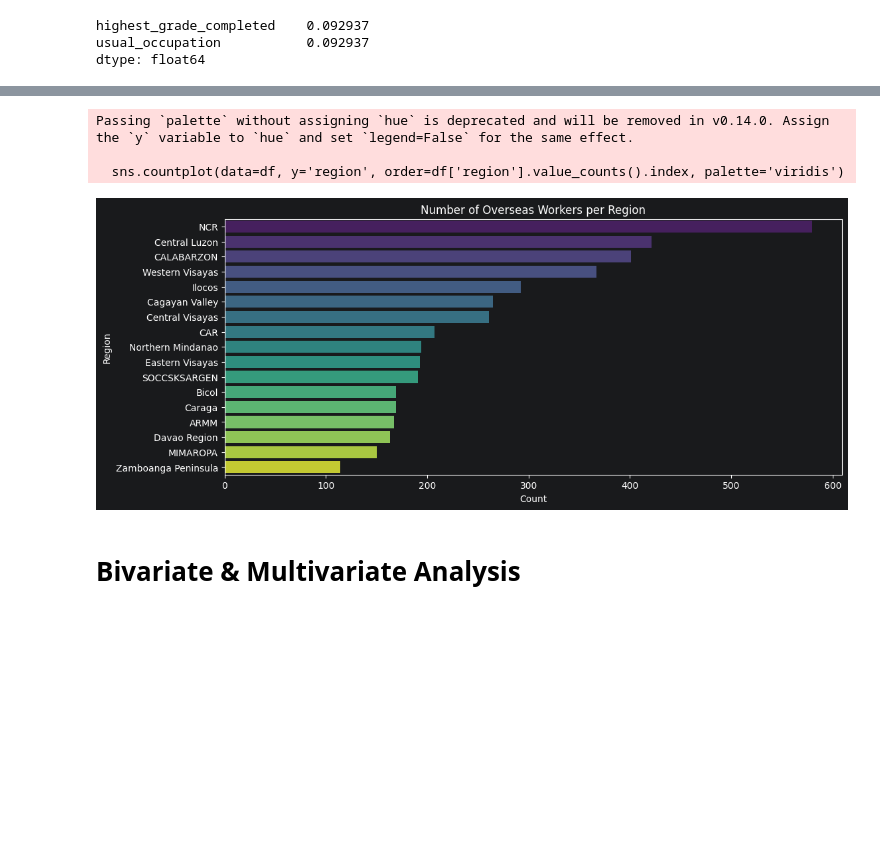
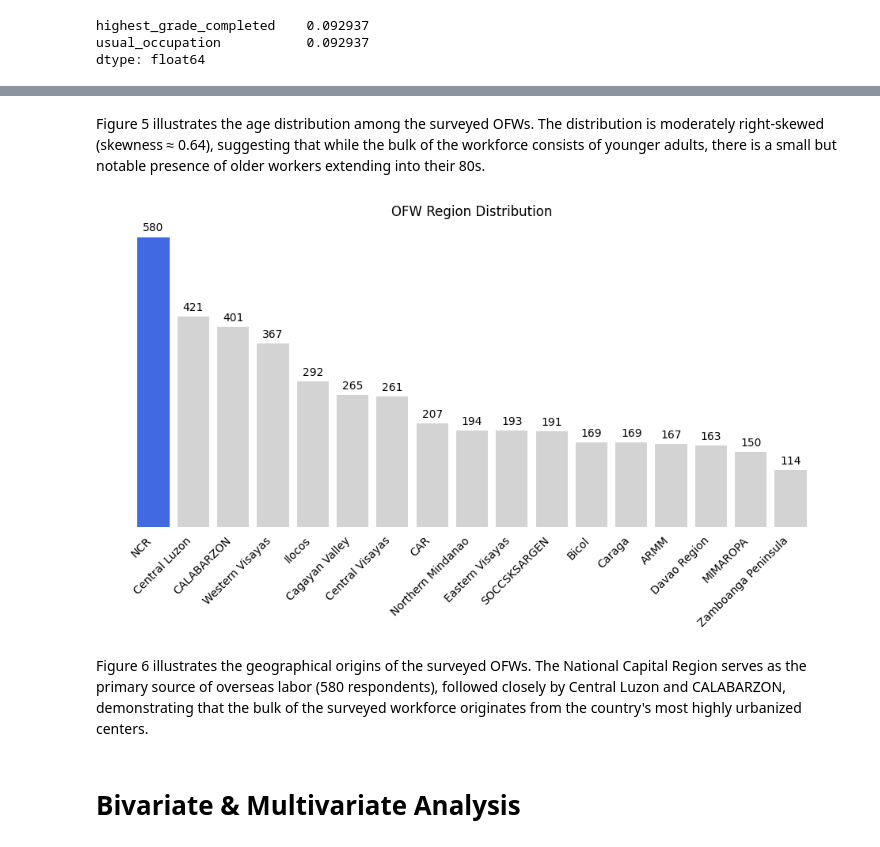
Before and after one commit to KaiserLycan/DS1-Project, a Jupyter notebook: Project.ipynb, the cells around one changed output, grey strips where cells are left out. Cells and saved outputs as stored; diff of their text form; code cells hidden in the pictures; blank space fills up the shorter version.

```diff
--- a/Project.ipynb
+++ b/Project.ipynb
@@ -690,3 +751,22 @@ Name: count, dtype: int64
 # %%
-df["overseas_industry"].value_counts()
+#| fig-cap: "Figure 4: OFW Industry Distribution"
+overseas_industry_values = df["overseas_industry"].value_counts()
+
+fig, ax = plt.subplots(figsize=(12, 5))
+
+max_value = max(overseas_industry_values.values)
+bar_colors = ['lightgray' if val != max_value else 'royalblue' for val in overseas_industry_values.values]
+
+bars = ax.bar(overseas_industry_values.index, overseas_industry_values.values, color=bar_colors, edgecolor='none')
+
+for spine in ax.spines.values():
+    spine.set_visible(False)
+ax.yaxis.set_visible(False)
+ax.tick_params(bottom=False)
+plt.xticks(rotation=45, ha='right')
+
+ax.bar_label(bars, label_type='edge', padding=3 , color='black', fontsize=10)
+
+plt.title("OFW Industry Distribution")
+plt.show()
 # %% [output]
@@ -729,14 +789,29 @@ plt.show()
+# %% [markdown]
+Figure 5 illustrates the age distribution among the surveyed OFWs. The distribution is moderately right-skewed (skewness ≈ 0.64), suggesting that while the bulk of the workforce consists of younger adults, there is a small but notable presence of older workers extending into their 80s.
 # %%
-plt.figure(figsize=(12, 5))
-sns.countplot(data=df, y='region', order=df['region'].value_counts().index, palette='viridis')
-plt.title('Number of Overseas Workers per Region')
-plt.xlabel('Count')
-plt.ylabel('Region')
+#| fig-cap: "Figure 6: OFW Region Distribution"
+region_values = df["region"].value_counts()
+
+fig, ax = plt.subplots(figsize=(12, 5))
+
+max_value = max(region_values.values)
+bar_colors = ['lightgray' if val != max_value else 'royalblue' for val in region_values.values]
+
+bars = ax.bar(region_values.index, region_values.values, color=bar_colors, edgecolor='none')
+
+for spine in ax.spines.values():
+    spine.set_visible(False)
+ax.yaxis.set_visible(False)
+ax.tick_params(bottom=False)
+plt.xticks(rotation=45, ha='right')
+
+ax.bar_label(bars, label_type='edge', padding=3 , color='black', fontsize=10)
+
+plt.title("OFW Region Distribution")
 plt.show()
 # %% [output]
-Passing `palette` without assigning `hue` is deprecated and will be removed in v0.14.0. Assign the `y` variable to `hue` and set `legend=False` for the same effect.
-
-  sns.countplot(data=df, y='region', order=df['region'].value_counts().index, palette='viridis')
-[figure, old version]
+[figure, new version]
+# %% [markdown]
+Figure 6 illustrates the geographical origins of the surveyed OFWs. The National Capital Region serves as the primary source of overseas labor (580 respondents), followed closely by Central Luzon and CALABARZON, demonstrating that the bulk of the surveyed workforce originates from the country's most highly urbanized centers.
 # %% [markdown]
 # Bivariate & Multivariate Analysis
```
Also changed, not shown: parts of 44 cells of this notebook, 40 other files.
